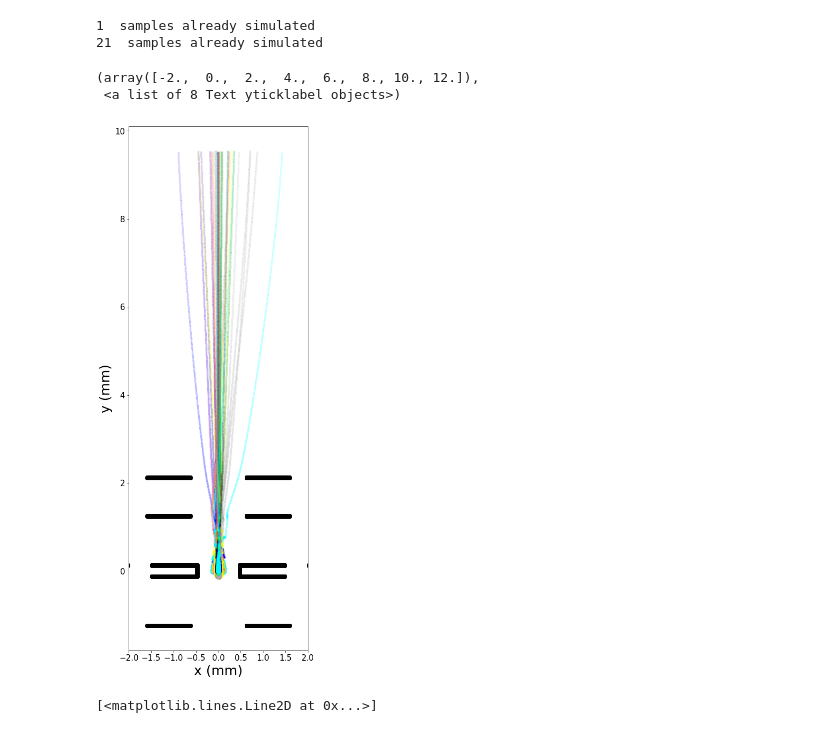
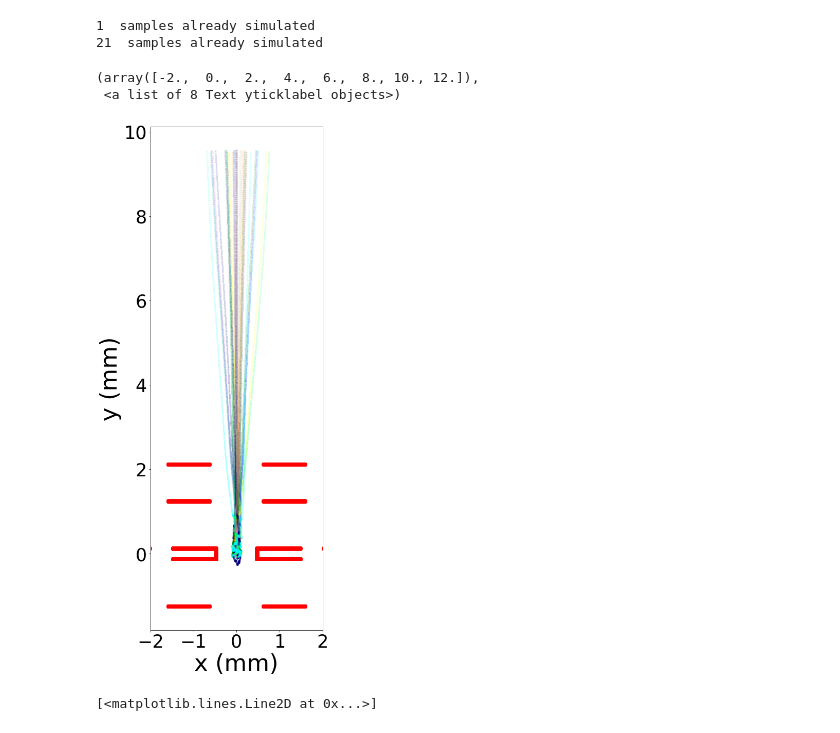
Before and after one commit to HaeffnerLab/Electron-Trap-Design-Testing, a Jupyter notebook: particle_trajectory_sim/Extraction/ext_traj_DC_RF_ramping_100MHz_axial.ipynb, the cells around one changed output. Saved outputs shown, nothing was run; the diff lists cells and outputs as text; code cells hidden in the pictures.

```diff
--- a/particle_trajectory_sim/Extraction/ext_traj_DC_RF_ramping_100MHz_axial.ipynb
+++ b/particle_trajectory_sim/Extraction/ext_traj_DC_RF_ramping_100MHz_axial.ipynb
@@ -154,7 +154,7 @@ trap_DC1 = half_trap(df_DC1, x_max_DC1, x_min_DC1, y_max_DC1, y_min_DC1,\
                       Nx_DC1, Ny_DC1, dx_DC1, dy_DC1, f=0.0)
 # %%
 x = np.linspace(-2.0e-3, 2.0e-3, 101)
-y = np.linspace(-2.0e-3, 4.0e-3, 101)
+y = np.linspace(-2.0e-3, 9.4e-3, 101)
 X, Y = np.meshgrid(x, y)
 E = np.zeros_like(X)
 for j in range(len(y)):
@@ -181,8 +181,8 @@ def E_field_sim(state, time):
     # it calculates the derivative of state, and returns a 2-element array,
     # with the 0th element being derivative of position and the 1th being
     # the acceleration
-    ramp_time = 200.0e-9
-    factor = 0.3
+    ramp_time = 20.0e-9
+    factor = 1.0
     g0 = state[1]
     x, y = state[0]
     def RF_ac(x, y, time):
@@ -314,7 +314,7 @@ def Boltzmann_sim(N_samples, T, dt, t_max, FWHM):
 # %%
 dt = 1.0e-11 #s
 t_max = 250.0e-9 # maximum time duration of the simulation
-N_samples = 40
+N_samples = 30
 T = 300.0
 FWHM = 100.0e-6
 
@@ -325,24 +325,24 @@ result, t_s, x_trajs, y_trajs = Boltzmann_sim(N_samples, T, dt, t_max, FWHM)
 # %%
 electrode = df_DC1.loc[(np.abs(df_DC1["Ex"]) < 1.0e-8) & (np.abs(df_DC1["Ey"]) < 1.0e-8)]
 x_electrode = electrode.iloc[:, 0].values
 y_electrode = electrode.iloc[:, 1].values
 plt.figure(figsize=(6, 18))
 
-plt.plot(x_electrode*1.0e3, y_electrode*1.0e3, ".", color='black')
-plt.plot(-x_electrode*1.0e3, y_electrode*1.0e3, ".", color='black')
-colors = ['red', 'blue', 'yellow', 'orange', 'green', 'orchid', 'darkgray', 'navy', 'springgreen', 'aqua']
+plt.plot(x_electrode*1.0e3, y_electrode*1.0e3, ".", color='red')
+plt.plot(-x_electrode*1.0e3, y_electrode*1.0e3, ".", color='red')
+colors = ['black', 'blue', 'yellow', 'orange', 'green', 'orchid', 'darkgray', 'navy', 'springgreen', 'aqua']
 for i in range(len(x_trajs)):
     plt.scatter(x_trajs[i]*1.0e3, y_trajs[i]*1.0e3, alpha=0.1, marker='.',  color=colors[i%10])
 #plt.plot(x_fail*1.0e6, y_fail*1.0e6, 'bx')
 plt.xlim(-trap_DC1.x_max*1.0e3, trap_DC1.x_max*1.0e3)
-plt.xlabel("x (mm)", fontsize=25)
-plt.ylabel("y (mm)", fontsize=25)
-plt.xticks(fontsize=15)
-plt.yticks(fontsize=15)
+plt.xlabel("x (mm)", fontsize=45)
+plt.ylabel("y (mm)", fontsize=45)
+plt.xticks([-2, -1, 0, 1, 2], fontsize=35)
+plt.yticks(fontsize=35)
 # %% [output]
 (array([-2.,  0.,  2.,  4.,  6.,  8., 10., 12.]),
  <a list of 8 Text yticklabel objects>)
-[figure, old version]
+[figure, new version]
 # %%
 plt.plot(t_s[0]*1.0e9, x_trajs[0]*1.0e6, alpha=0.1, marker='.')
 # %% [output]
```
Also changed, not shown: parts of 1 cell of this notebook, 6 other files.
